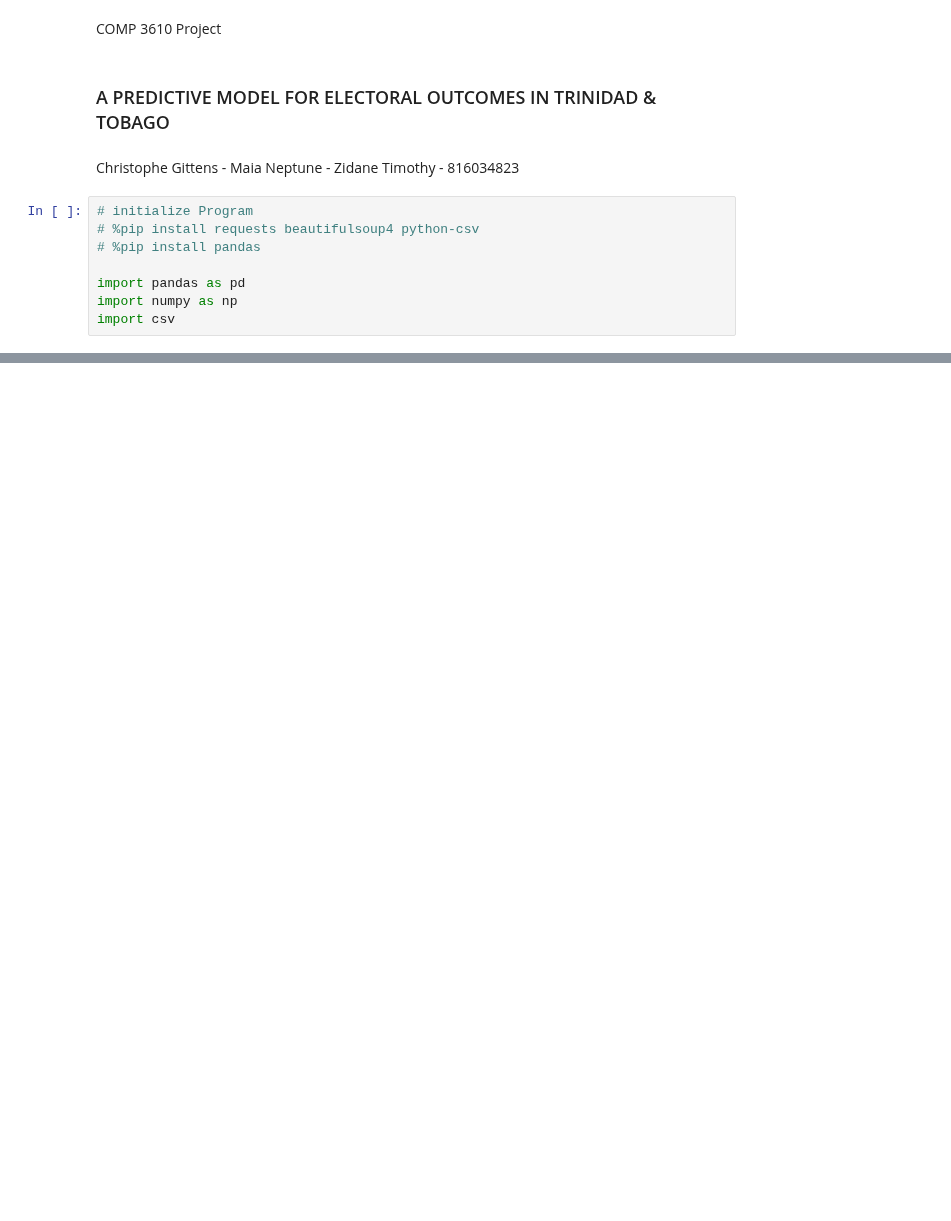
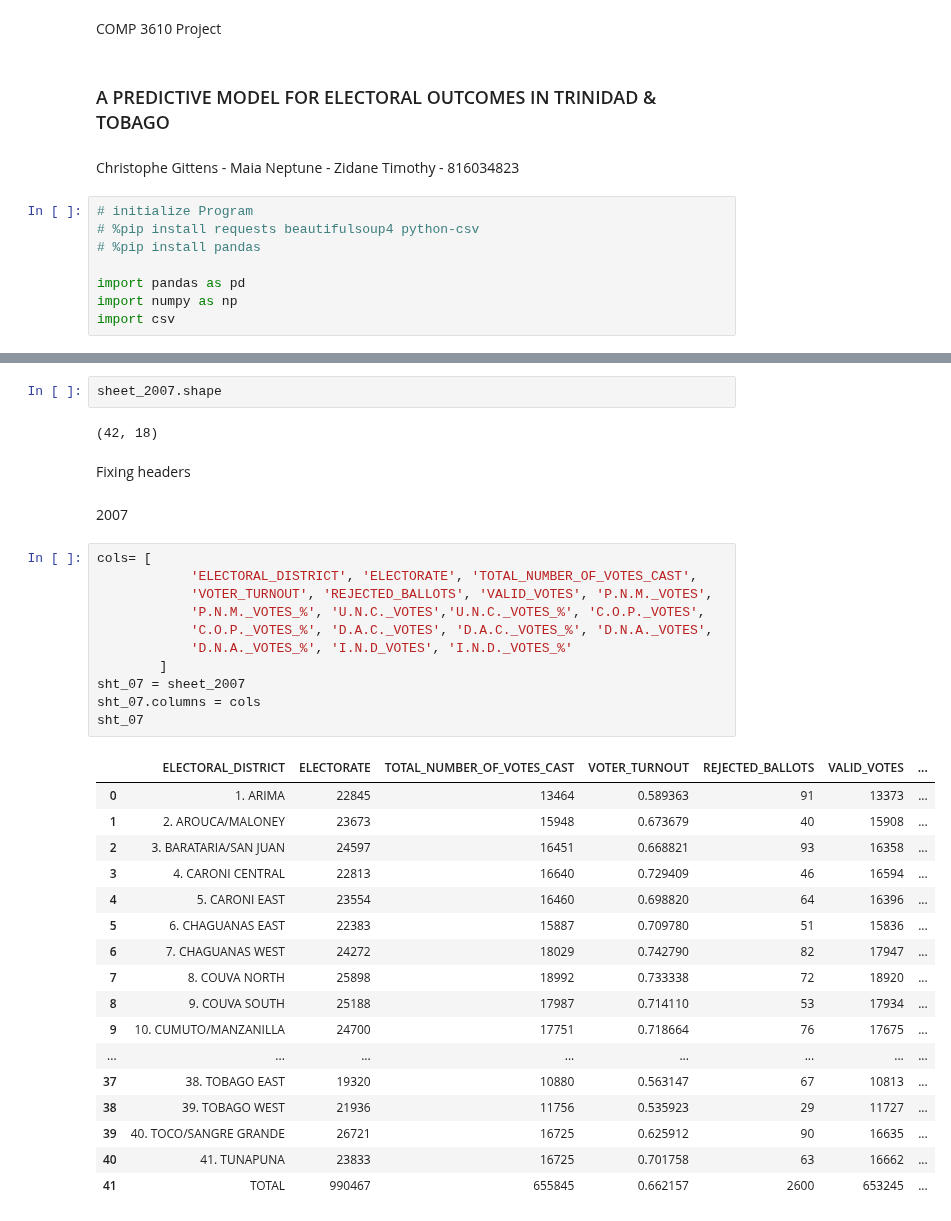
Before and after one commit to CorporaCorporate/COMP-3610-Project, a Jupyter notebook: election_results.ipynb, the cells around one changed output, grey strips where cells are left out. Saved outputs shown, nothing was run; the diff lists cells and outputs as text; blank space fills up the shorter version.

```diff
--- a/election_results.ipynb
+++ b/election_results.ipynb
@@ -48,0 +98,37 @@ print(sheet4_df)
+# %%
+sheet_2007.shape
+# %% [output]
+(42, 18)
+# %% [markdown]
+Fixing headers
+# %% [markdown]
+2007
+# %%
+cols= [
+            'ELECTORAL_DISTRICT', 'ELECTORATE', 'TOTAL_NUMBER_OF_VOTES_CAST',
+            'VOTER_TURNOUT', 'REJECTED_BALLOTS', 'VALID_VOTES', 'P.N.M._VOTES',
+            'P.N.M._VOTES_%', 'U.N.C._VOTES','U.N.C._VOTES_%', 'C.O.P._VOTES',
+            'C.O.P._VOTES_%', 'D.A.C._VOTES', 'D.A.C._VOTES_%', 'D.N.A._VOTES',
+            'D.N.A._VOTES_%', 'I.N.D_VOTES', 'I.N.D._VOTES_%'
+        ]
+sht_07 = sheet_2007
+sht_07.columns = cols
+sht_07
+# %% [output]
+|  | ELECTORAL_DISTRICT | ELECTORATE | TOTAL_NUMBER_OF_VOTES_CAST | VOTER_TURNOUT | REJECTED_BALLOTS | VALID_VOTES | ... |
+| 0 | 1. ARIMA | 22845 | 13464 | 0.589363 | 91 | 13373 | ... |
+| 1 | 2. AROUCA/MALONEY | 23673 | 15948 | 0.673679 | 40 | 15908 | ... |
+| 2 | 3. BARATARIA/SAN JUAN | 24597 | 16451 | 0.668821 | 93 | 16358 | ... |
+| 3 | 4. CARONI CENTRAL | 22813 | 16640 | 0.729409 | 46 | 16594 | ... |
+| 4 | 5. CARONI EAST | 23554 | 16460 | 0.698820 | 64 | 16396 | ... |
+| 5 | 6. CHAGUANAS EAST | 22383 | 15887 | 0.709780 | 51 | 15836 | ... |
+| 6 | 7. CHAGUANAS WEST | 24272 | 18029 | 0.742790 | 82 | 17947 | ... |
+| 7 | 8. COUVA NORTH | 25898 | 18992 | 0.733338 | 72 | 18920 | ... |
+| 8 | 9. COUVA SOUTH | 25188 | 17987 | 0.714110 | 53 | 17934 | ... |
+| 9 | 10. CUMUTO/MANZANILLA | 24700 | 17751 | 0.718664 | 76 | 17675 | ... |
+| ... | ... | ... | ... | ... | ... | ... | ... |
+| 37 | 38. TOBAGO EAST | 19320 | 10880 | 0.563147 | 67 | 10813 | ... |
+| 38 | 39. TOBAGO WEST | 21936 | 11756 | 0.535923 | 29 | 11727 | ... |
+| 39 | 40. TOCO/SANGRE GRANDE | 26721 | 16725 | 0.625912 | 90 | 16635 | ... |
+| 40 | 41. TUNAPUNA | 23833 | 16725 | 0.701758 | 63 | 16662 | ... |
+| 41 | TOTAL | 990467 | 655845 | 0.662157 | 2600 | 653245 | ... |
```
Also changed, not shown: parts of 6 cells of this notebook.
